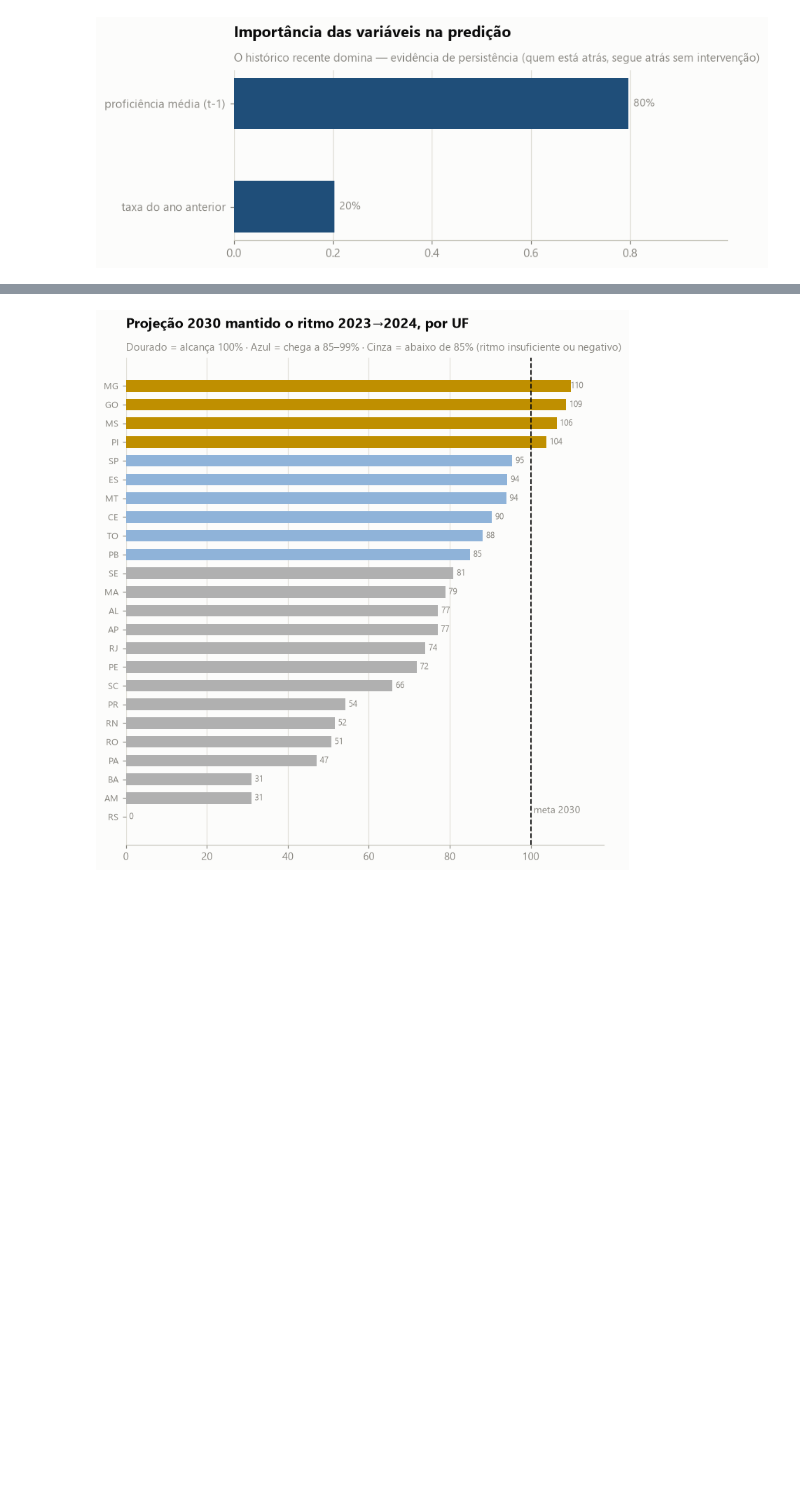
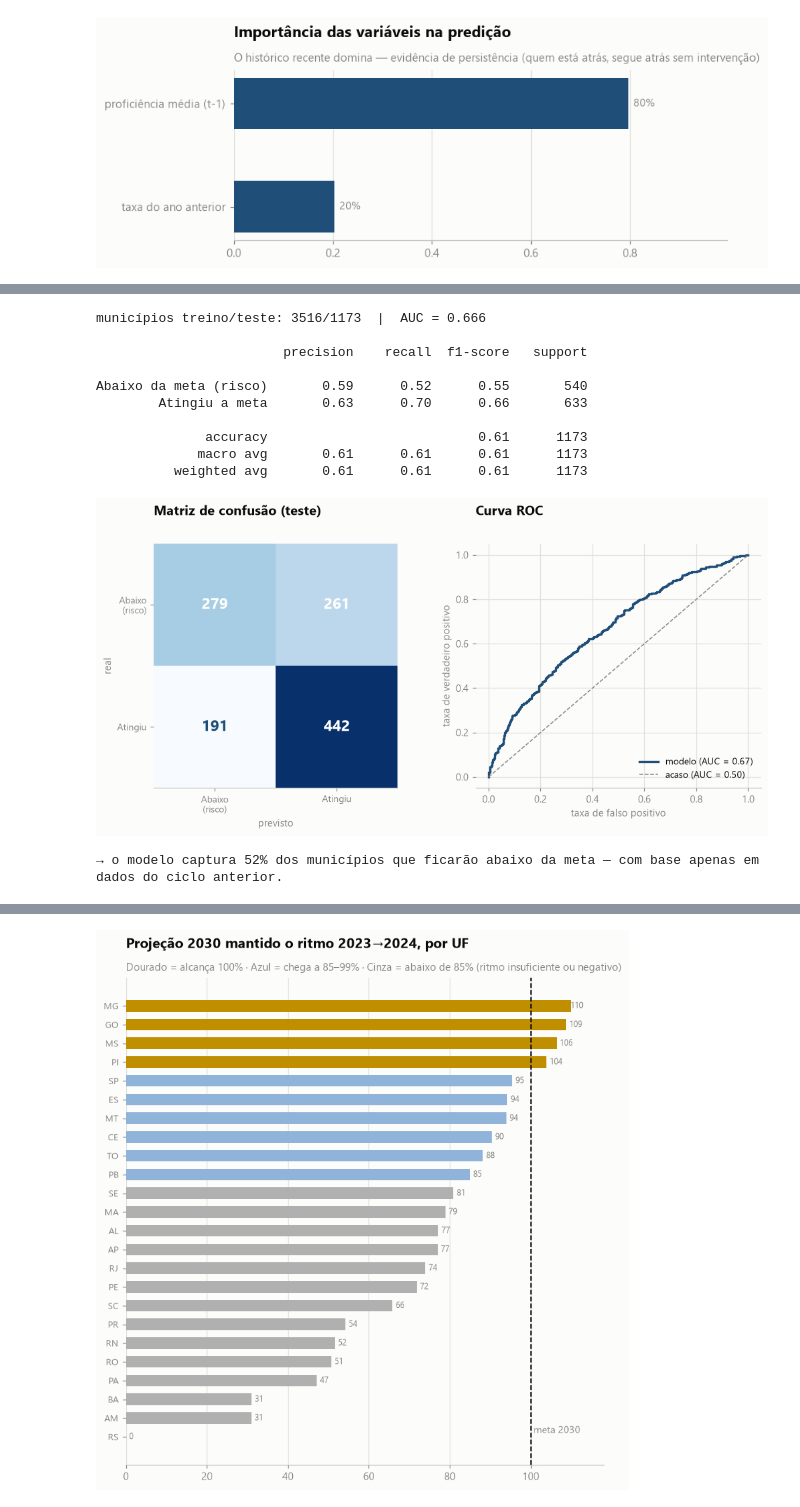
Before and after one commit to andreferraz-fiap-fase2/tech-challenge-fase2, a Jupyter notebook: notebooks/insights.ipynb, the cells around one changed output, grey strips where cells are left out. Cells and saved outputs as stored; diff of their text form; code cells hidden in the pictures; blank space fills up the shorter version.

```diff
--- a/notebooks/insights.ipynb
+++ b/notebooks/insights.ipynb
@@ -303,0 +386,66 @@ plt.show()
+# %%
+from sklearn.ensemble import RandomForestClassifier
+from sklearn.metrics import (confusion_matrix, classification_report,
+                             roc_auc_score, roc_curve)
+from sklearn.model_selection import cross_val_predict
+
+# base de classificação: features conhecidas ANTES da prova + alvo binário
+cbase = (feats.filter(pl.col("ano") == 2024)
+         .join(f23, on="id_municipio", how="inner")
+         .select("id_municipio", "nome_municipio", "sigla_uf", "regiao",
+                 "taxa_ano_anterior", "proficiencia_2023", "meta_alfabetizacao",
+                 "atingiu_meta")
+         .drop_nulls())
+Xc = cbase.select("taxa_ano_anterior", "proficiencia_2023", "meta_alfabetizacao").to_numpy()
+yc = cbase["atingiu_meta"].to_numpy().astype(int)   # 1 = atingiu, 0 = abaixo (risco)
+
+Xtr, Xte, ytr, yte = train_test_split(Xc, yc, test_size=0.25, random_state=42, stratify=yc)
+clf = RandomForestClassifier(n_estimators=300, min_samples_leaf=5, random_state=42)
+clf.fit(Xtr, ytr)
+proba = clf.predict_proba(Xte)[:, 1]
+pred = (proba >= 0.5).astype(int)
+auc = roc_auc_score(yte, proba)
+
+print(f"municípios treino/teste: {len(ytr)}/{len(yte)}  |  AUC = {auc:.3f}\n")
+print(classification_report(yte, pred, target_names=["Abaixo da meta (risco)", "Atingiu a meta"]))
+
+cm = confusion_matrix(yte, pred)              # linhas=real, colunas=previsto
+fpr, tpr, _ = roc_curve(yte, proba)
+
+fig, (a1, a2) = plt.subplots(1, 2, figsize=(11, 4.3))
+a1.imshow(cm, cmap="Blues")
+lab = ["Abaixo\n(risco)", "Atingiu"]
+a1.set_xticks([0, 1]); a1.set_xticklabels(lab, fontsize=9)
+a1.set_yticks([0, 1]); a1.set_yticklabels(lab, fontsize=9)
+a1.set_xlabel("previsto"); a1.set_ylabel("real")
+for i in range(2):
+    for j in range(2):
+        a1.text(j, i, f"{cm[i, j]}", ha="center", va="center", fontsize=15,
+                color="white" if cm[i, j] > cm.max() / 2 else NAVY, fontweight="bold")
+a1.set_title("Matriz de confusão (teste)")
+a1.grid(False)
+a2.plot(fpr, tpr, color=NAVY, lw=2.2, label=f"modelo (AUC = {auc:.2f})")
+a2.plot([0, 1], [0, 1], color=MUTED, lw=1, ls="--", label="acaso (AUC = 0.50)")
+a2.set_xlabel("taxa de falso positivo"); a2.set_ylabel("taxa de verdadeiro positivo")
+a2.set_title("Curva ROC")
+a2.legend(frameon=False, fontsize=9, loc="lower right")
+a2.grid(True)
+salva(fig, "10_classificacao_risco")
+plt.show()
+
+rec_risco = cm[0, 0] / cm[0].sum()
+print(f"→ o modelo captura {rec_risco:.0%} dos municípios que ficarão abaixo da meta — "
+      f"com base apenas em dados do ciclo anterior.")
+# %% [output]
+municípios treino/teste: 3516/1173  |  AUC = 0.666
+
+                        precision    recall  f1-score   support
+
+Abaixo da meta (risco)       0.59      0.52      0.55       540
+        Atingiu a meta       0.63      0.70      0.66       633
+
+              accuracy                           0.61      1173
+             macro avg       0.61      0.61      0.61      1173
+          weighted avg       0.61      0.61      0.61      1173
+[figure, added]
+→ o modelo captura 52% dos municípios que ficarão abaixo da meta — com base apenas em dados do ciclo anterior.
```
Also changed, not shown: parts of 9 cells of this notebook, 4 other files.
